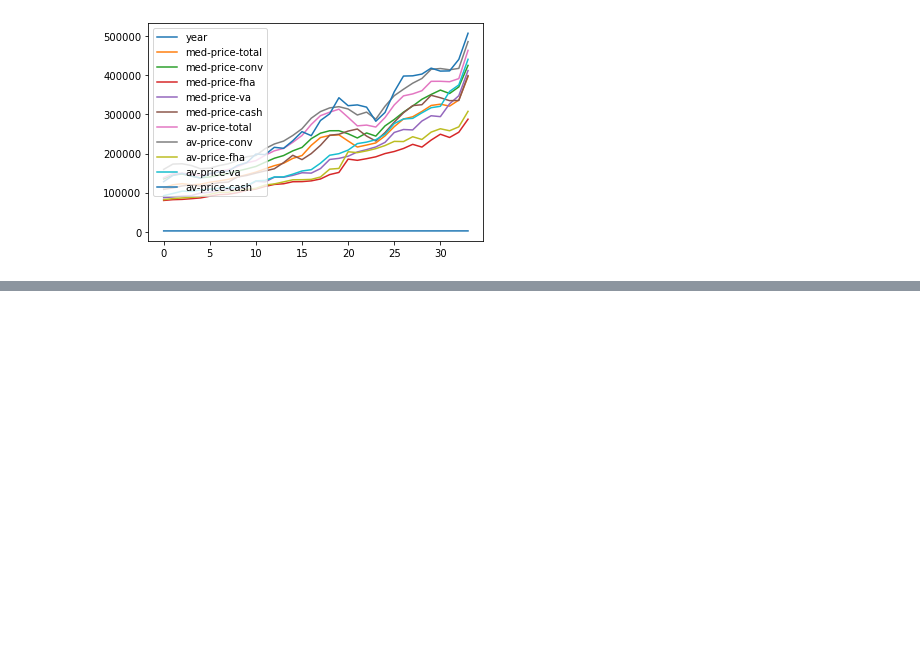
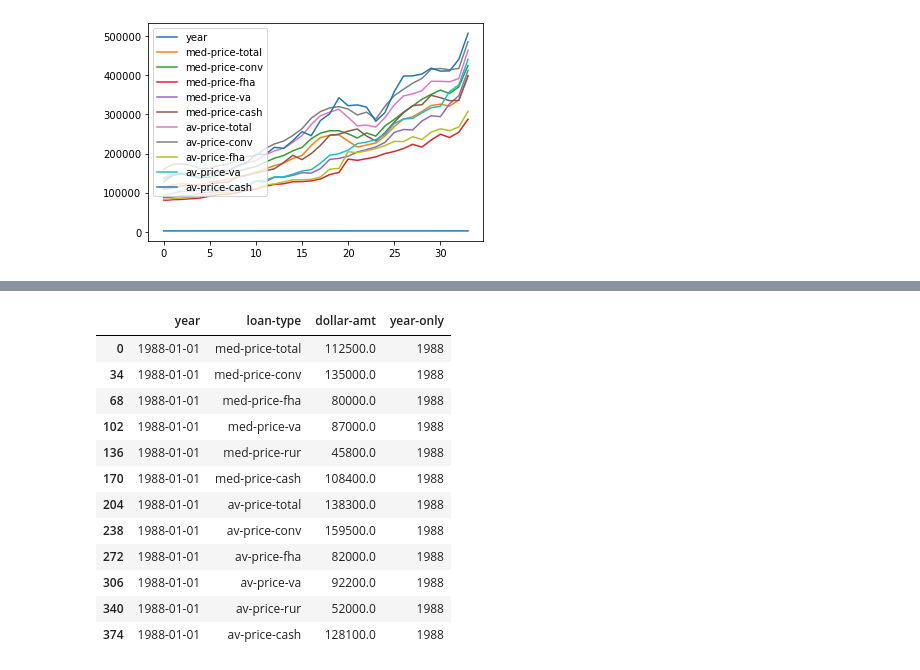
Before and after one commit to mollyboigon/house-price-financing, a Jupyter notebook: house-price-financing.ipynb, the cells around one changed output, grey strips where cells are left out. Cells and saved outputs as stored; diff of their text form; code cells hidden in the pictures; blank space fills up the shorter version.

```diff
--- a/house-price-financing.ipynb
+++ b/house-price-financing.ipynb
@@ -209,0 +248,18 @@ melt_df.sort_values("dollar-amt", ascending=True)
+# %%
+start_df = melt_df[start_year]
+start_df
+#created df with start year
+# %% [output]
+|  | year | loan-type | dollar-amt | year-only |
+| 0 | 1988-01-01 | med-price-total | 112500.0 | 1988 |
+| 34 | 1988-01-01 | med-price-conv | 135000.0 | 1988 |
+| 68 | 1988-01-01 | med-price-fha | 80000.0 | 1988 |
+| 102 | 1988-01-01 | med-price-va | 87000.0 | 1988 |
+| 136 | 1988-01-01 | med-price-rur | 45800.0 | 1988 |
+| 170 | 1988-01-01 | med-price-cash | 108400.0 | 1988 |
+| 204 | 1988-01-01 | av-price-total | 138300.0 | 1988 |
+| 238 | 1988-01-01 | av-price-conv | 159500.0 | 1988 |
+| 272 | 1988-01-01 | av-price-fha | 82000.0 | 1988 |
+| 306 | 1988-01-01 | av-price-va | 92200.0 | 1988 |
+| 340 | 1988-01-01 | av-price-rur | 52000.0 | 1988 |
+| 374 | 1988-01-01 | av-price-cash | 128100.0 | 1988 |
```
Also changed, not shown: parts of 31 cells of this notebook.
